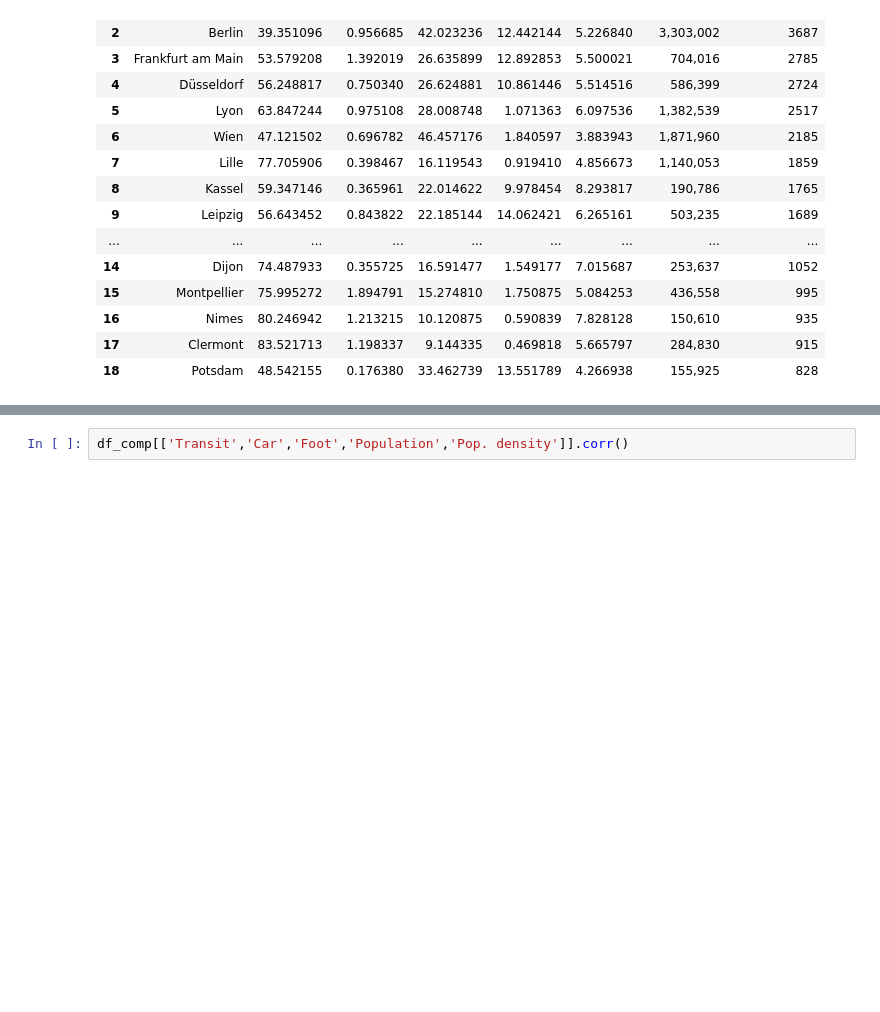
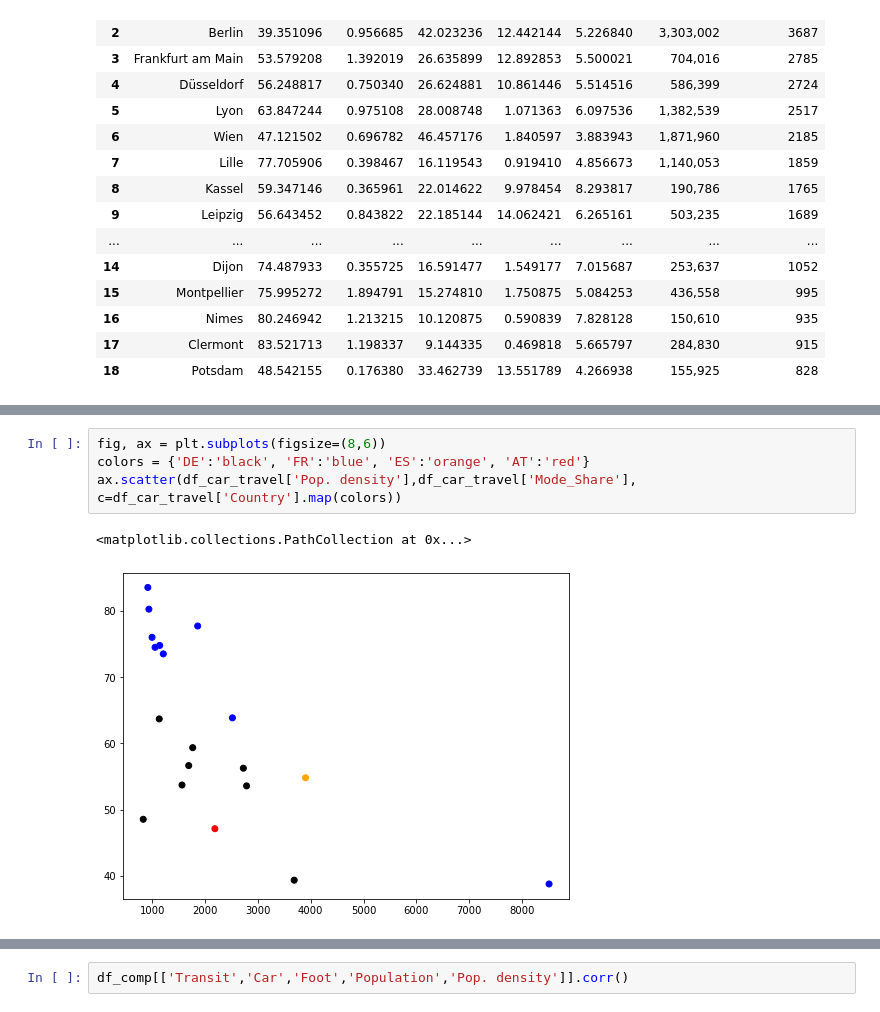
Before and after one commit to peterberr/sufficcs_mobility, a Jupyter notebook: code/plot_modeshare.ipynb, the cells around one changed output, grey strips where cells are left out. Cells and saved outputs as stored; diff of their text form; blank space fills up the shorter version.

```diff
--- a/code/plot_modeshare.ipynb
+++ b/code/plot_modeshare.ipynb
@@ -164,0 +245,7 @@ df_comp
+# %%
+fig, ax = plt.subplots(figsize=(8,6))
+colors = {'DE':'black', 'FR':'blue', 'ES':'orange', 'AT':'red'}
+ax.scatter(df_car_travel['Pop. density'],df_car_travel['Mode_Share'], c=df_car_travel['Country'].map(colors))
+# %% [output]
+<matplotlib.collections.PathCollection at 0x...>
+[figure, added]
```
Also changed, not shown: parts of 29 cells of this notebook, 45 other files.
